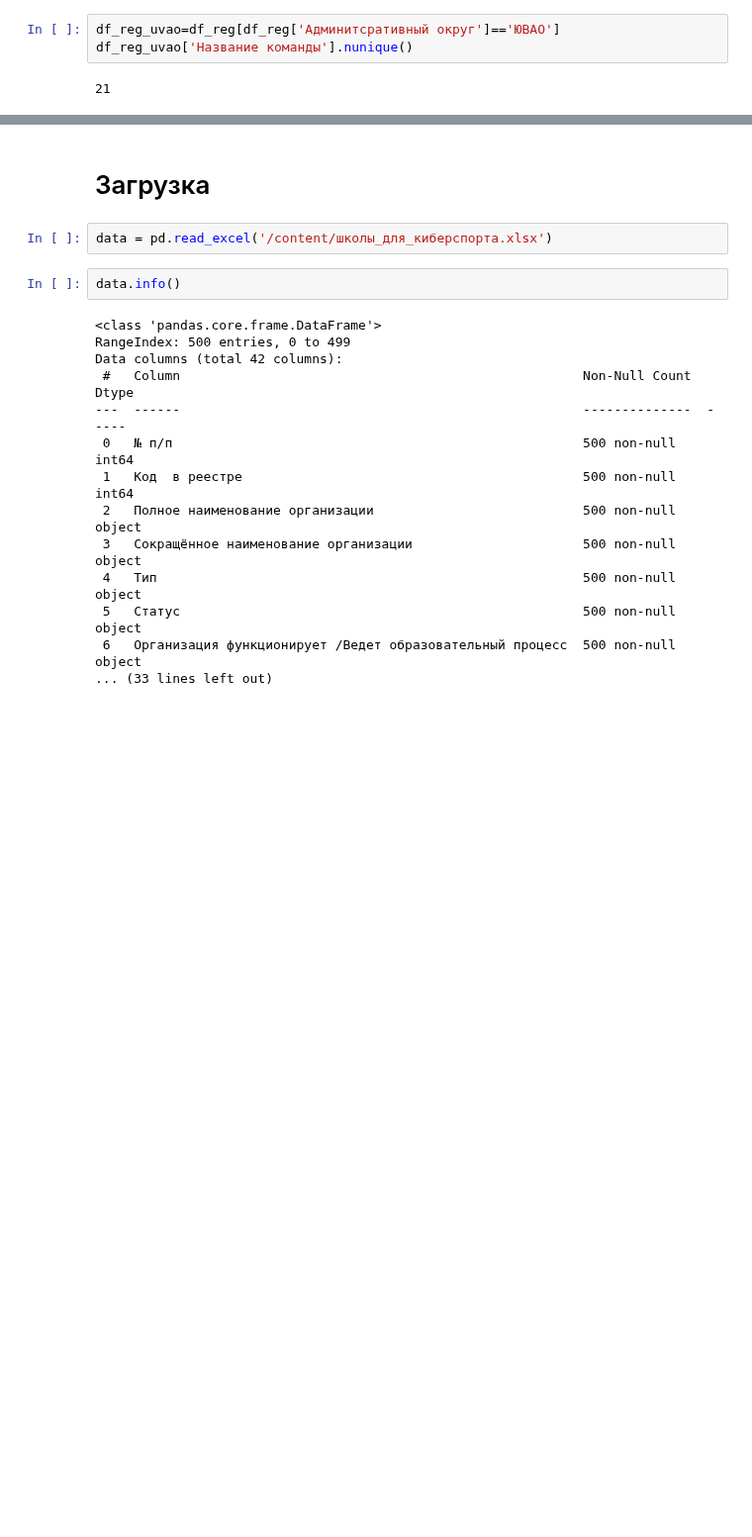
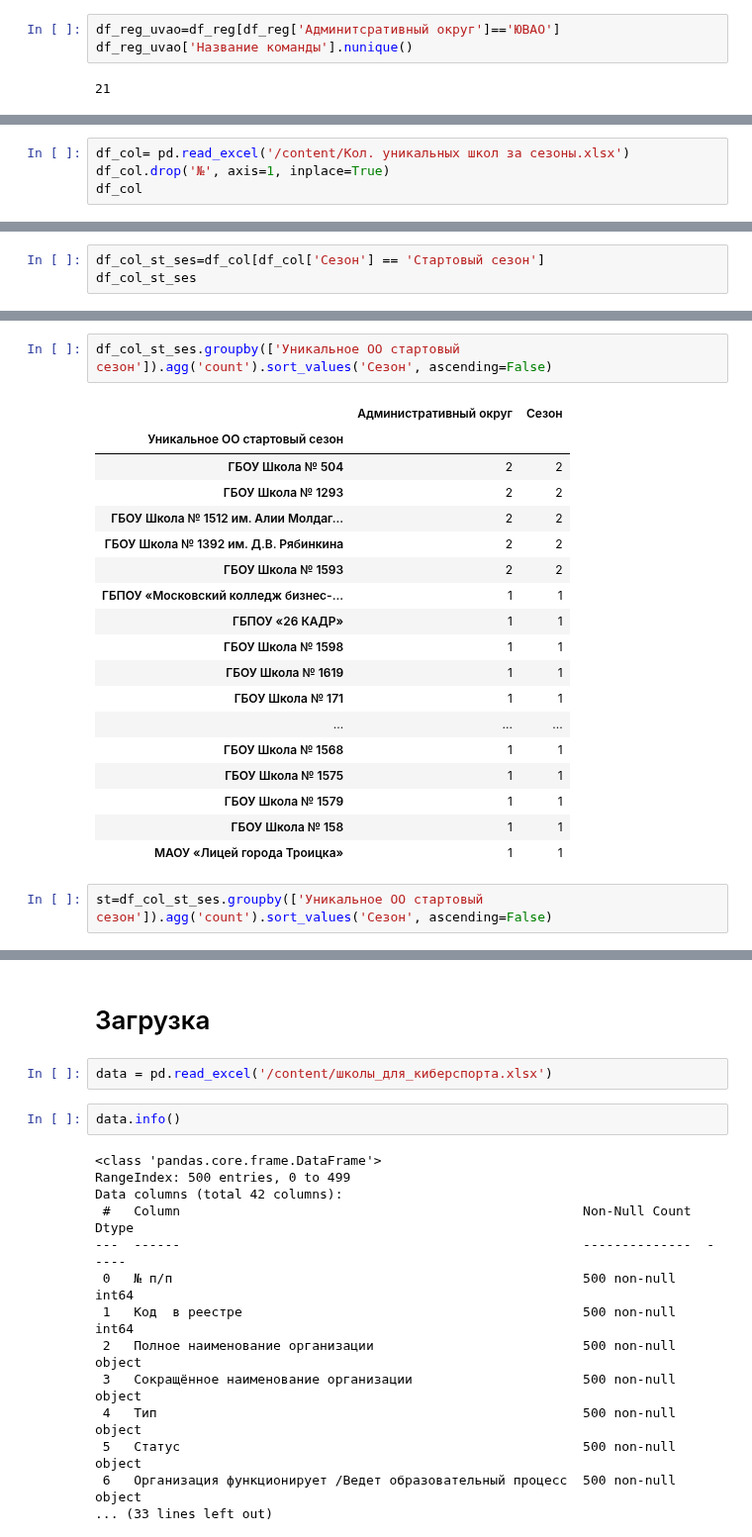
Before and after one commit to vn322/Sport-University, a Jupyter notebook: школы_кибер.ipynb, the cells around one changed output, grey strips where cells are left out. Shown at 99% size. Cells and saved outputs as stored; diff of their text form; blank space fills up the shorter version.

```diff
--- a/школы_кибер.ipynb
+++ b/школы_кибер.ipynb
@@ -158,0 +163,4 @@ df_reg_uvao.groupby(['Название команды']).agg('count').sort_value
+# %%
+df_col= pd.read_excel('/content/Кол. уникальных школ за сезоны.xlsx')
+df_col.drop('№', axis=1, inplace=True)
+df_col
@@ -158,0 +210,3 @@ df_reg_uvao.groupby(['Название команды']).agg('count').sort_value
+# %%
+df_col_st_ses=df_col[df_col['Сезон'] == 'Стартовый сезон']
+df_col_st_ses
@@ -158,0 +227,23 @@ df_reg_uvao.groupby(['Название команды']).agg('count').sort_value
+# %%
+df_col_st_ses.groupby(['Уникальное ОО стартовый сезон']).agg('count').sort_values('Сезон', ascending=False)
+# %% [output]
+|  | Административный округ | Сезон |
+| Уникальное ОО стартовый сезон |  |  |
+| ГБОУ Школа № 504 | 2 | 2 |
+| ГБОУ Школа № 1293 | 2 | 2 |
+| ГБОУ Школа № 1512 им. Алии Молдаг... | 2 | 2 |
+| ГБОУ Школа № 1392 им. Д.В. Рябинкина | 2 | 2 |
+| ГБОУ Школа № 1593 | 2 | 2 |
+| ГБПОУ «Московский колледж бизнес-... | 1 | 1 |
+| ГБПОУ «26 КАДР» | 1 | 1 |
+| ГБОУ Школа № 1598 | 1 | 1 |
+| ГБОУ Школа № 1619 | 1 | 1 |
+| ГБОУ Школа № 171 | 1 | 1 |
+| ... | ... | ... |
+| ГБОУ Школа № 1568 | 1 | 1 |
+| ГБОУ Школа № 1575 | 1 | 1 |
+| ГБОУ Школа № 1579 | 1 | 1 |
+| ГБОУ Школа № 158 | 1 | 1 |
+| МАОУ «Лицей города Троицка» | 1 | 1 |
+# %%
+st=df_col_st_ses.groupby(['Уникальное ОО стартовый сезон']).agg('count').sort_values('Сезон', ascending=False)
```
Also changed, not shown: parts of 16 cells of this notebook.
